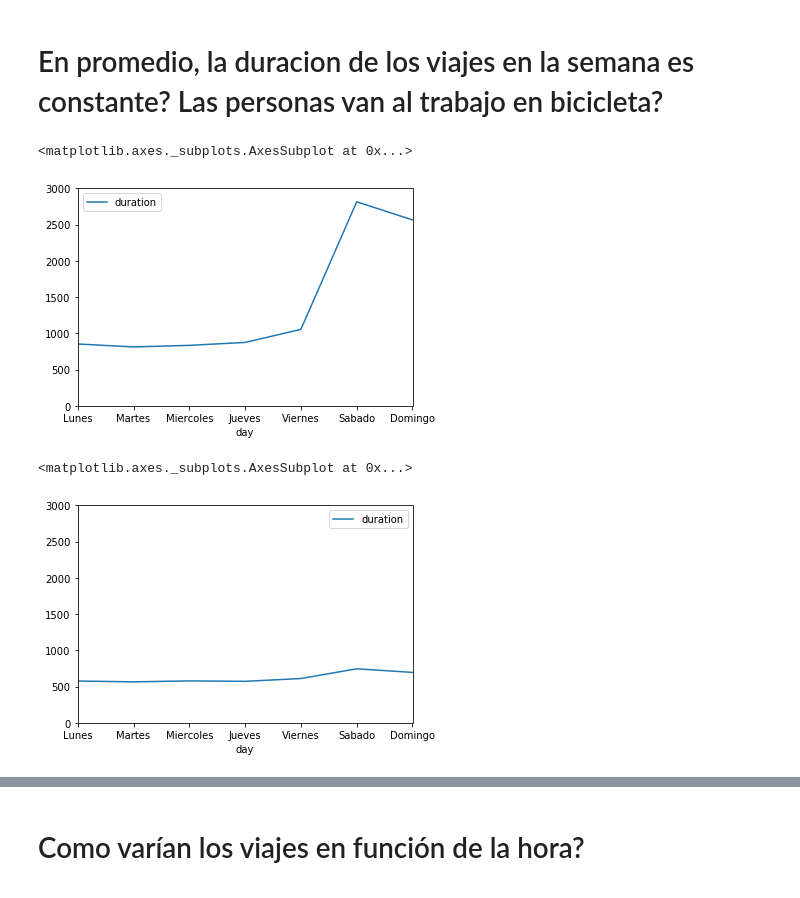
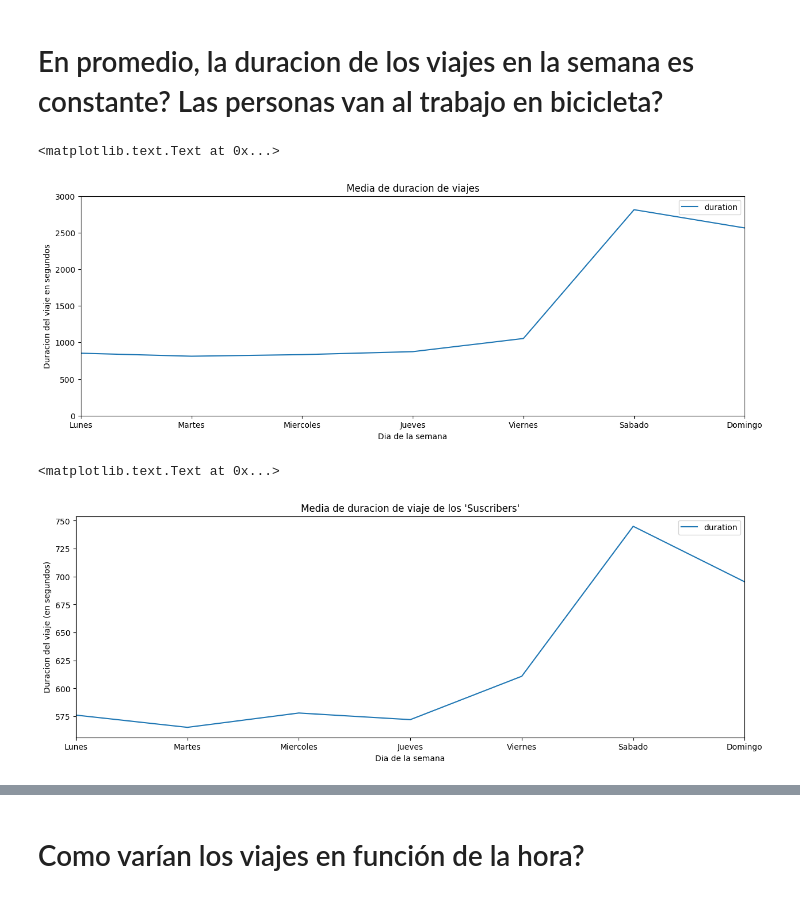
Before and after one commit to Azowyl/TP-Datos, a Jupyter notebook: TP.ipynb, the cells around one changed output, grey strips where cells are left out. Saved outputs shown, nothing was run; the diff lists cells and outputs as text; code cells hidden in the pictures.

```diff
--- a/TP.ipynb
+++ b/TP.ipynb
@@ -6,8 +12,12 @@
 # %%
 import pandas as pd
 import numpy as np
+import matplotlib as mpl
 import matplotlib.pyplot as plt
 %matplotlib inline
+
+plt.style.use('default') # Make the graphs a bit prettier
+plt.rcParams['figure.figsize'] = (15, 5)
 # %% [markdown]
 # ¿Tenemos datos no válidos?
 # %%
@@ -89,7 +99,7 @@ Name: start_station_name, dtype: int64
 # %% [markdown]
 # Como varia la cantidad de viajes segun el dia de la semana?
 # %%
-trips['day'] = trips['start_date'].dt.dayofweek
+trips['day_of_week'] = trips['start_date'].dt.dayofweek
 # %%
 trips.dtypes
 # %% [output]
@@ -147,21 +163,27 @@ def getNames(seriesOfNumbers):
         names.append(days[numDay])
     return names
 # %%
-tripsByDayAndDuration = trips.loc[:,['day','duration']].sort_values('day')
-tripsByDayAndDuration = tripsByDayAndDuration.groupby('day').mean().reset_index()
-tripsByDayAndDuration['day'] = tripsByDayAndDuration[['day']].apply(lambda dates: getNames(dates))
-tripsByDayAndDuration.plot('day','duration',ylim=(0,3000))
+tripsByDayAndDuration = trips.loc[:,['day_of_week','duration']].sort_values('day_of_week')
+tripsByDayAndDuration = tripsByDayAndDuration.groupby('day_of_week').mean().reset_index()
+tripsByDayAndDuration['day_of_week'] = tripsByDayAndDuration[['day_of_week']].apply(lambda dates: getNames(dates))
+tripsByDayAndDuration.plot('day_of_week','duration',ylim=(0,3000))
+plt.title('Media de duracion de viajes')
+plt.xlabel('Dia de la semana')
+plt.ylabel('Duracion del viaje en segundos')
 # %% [output]
-<matplotlib.axes._subplots.AxesSubplot at 0x...>
+<matplotlib.text.Text at 0x...>
-[figure, old version]
+[figure, new version]
 # %%
 # en la semana la duracion deberia ser constante, si se concidera que las personas van al trabajo/colegio en bicicleta
 # si se filtran los "costumers" dejando los suscriptos...
 # %%
-subscriptors_trips = trips.loc[trips.subscription_type == 'Subscriber',['day','duration']]
-subscriptors_trips = subscriptors_trips.groupby('day').mean().reset_index()
-subscriptors_trips['day'] = subscriptors_trips[['day']].apply(lambda dates: getNames(dates))
-subscriptors_trips.plot('day','duration',ylim=(0,3000))
+subscriptors_trips = trips.loc[trips.subscription_type == 'Subscriber',['day_of_week','duration']]
+subscriptors_trips = subscriptors_trips.groupby('day_of_week').mean().reset_index()
+subscriptors_trips['day_of_week'] = subscriptors_trips[['day_of_week']].apply(lambda dates: getNames(dates))
+subscriptors_trips.plot('day_of_week','duration')
+plt.title('Media de duracion de viaje de los \'Suscribers\'')
+plt.xlabel('Dia de la semana')
+plt.ylabel('Duracion del viaje (en segundos)')
 # %% [output]
-<matplotlib.axes._subplots.AxesSubplot at 0x...>
+<matplotlib.text.Text at 0x...>
-[figure, old version]
+[figure, new version]
```
Also changed, not shown: parts of 11 cells of this notebook.
